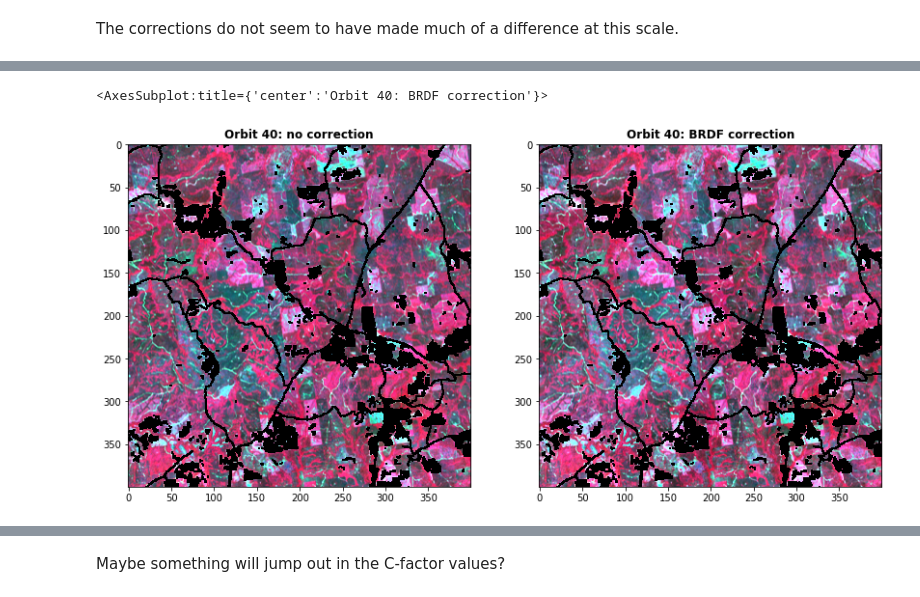
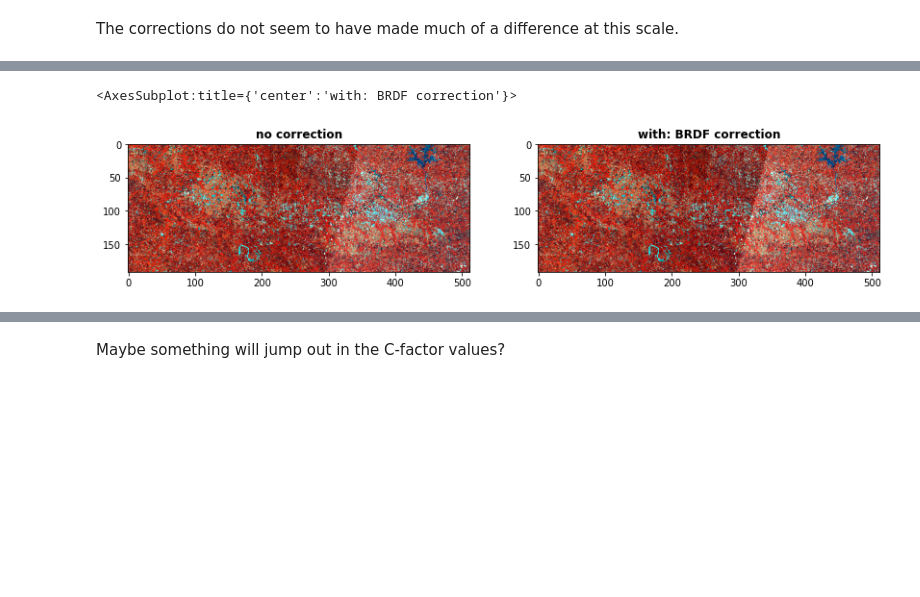
Before and after one commit to maximlamare/s2-normalisation, a Jupyter notebook: notebooks/brdf.ipynb, the cells around one changed output, grey strips where cells are left out. Saved outputs shown, nothing was run; the diff lists cells and outputs as text; code cells hidden in the pictures; blank space fills up the shorter version.

Commit message:
pull data directly from sentinel hub, update brdf notebook to show results at larger scale

```diff
--- a/notebooks/brdf.ipynb
+++ b/notebooks/brdf.ipynb
@@ -52,7 +127,5 @@ band_min = {
 }
 # %%
-orbit40_scaled = orbit40.copy()
-orbit83_scaled = orbit83.copy()
-for band in [0, 1, 2, 3]:
-    orbit40_scaled[band] = (orbit40_scaled[band] - band_min[band]) / (band_max[band] - band_min[band])
-    orbit83_scaled[band] = (orbit83_scaled[band] - band_min[band]) / (band_max[band] - band_min[band])
+mosaic_scaled = mosaic.copy()
+for band in [0, 1, 2]:
+    mosaic_scaled[band] = (mosaic_scaled[band] - band_min[band]) / (band_max[band] - band_min[band])
@@ -71,30 +141,19 @@ Notice the difference in brightness between the two images. This is what I am tr
 ## BRDF correction
 Calculate the BRDF-adjusted reflectance using `brdf.calc_nbar`.
 # %%
-orbit40_nbar = orbit40.copy()
-orbit83_nbar = orbit83.copy()
-for band in ["B02", "B03", "B04", "B08", "B11", "B12"]:
-    orbit40_nbar[band_key[band]] = brdf.calc_nbar(
-        r_s2=orbit40_nbar[band_key[band]],
+mosaic_nbar = mosaic.copy()
+for band in ["B02", "B03", "B08"]:
+    mosaic_nbar[band_key[band]] = brdf.calc_nbar(
+        r_s2=mosaic_nbar[band_key[band]],
         band=band,
-        sza=kernels.deg2rad(orbit40_nbar[band_key['sza']]),
-        vza=kernels.deg2rad(orbit40_nbar[band_key['vza']]),
-        saa=kernels.deg2rad(orbit40_nbar[band_key['saa']]),
-        vaa=kernels.deg2rad(orbit40_nbar[band_key['vaa']])
+        sza=kernels.deg2rad(mosaic_nbar[band_key['sza']]),
+        vza=kernels.deg2rad(mosaic_nbar[band_key['vza']]),
+        saa=kernels.deg2rad(mosaic_nbar[band_key['saa']]),
+        vaa=kernels.deg2rad(mosaic_nbar[band_key['vaa']])
     )
-    orbit83_nbar[band_key[band]] = brdf.calc_nbar(
-        r_s2=orbit83_nbar[band_key[band]],
-        band=band,
-        sza=kernels.deg2rad(orbit83_nbar[band_key['sza']]),
-        vza=kernels.deg2rad(orbit83_nbar[band_key['vza']]),
-        saa=kernels.deg2rad(orbit83_nbar[band_key['saa']]),
-        vaa=kernels.deg2rad(orbit83_nbar[band_key['vaa']])
-    )
 # %% [markdown]
 Apply same scale to the resulting images for plotting alongside originals.
 # %%
-orbit40_nbar_scaled = orbit40_nbar.copy()
-orbit83_nbar_scaled = orbit83_nbar.copy()
+mosaic_nbar_scaled = mosaic_nbar.copy()
 for band in [0, 1, 2, 3]:
-    orbit40_nbar_scaled[band] = (orbit40_nbar_scaled[band] - band_min[band]) / (band_max[band] - band_min[band])
-    orbit83_nbar_scaled[band] = (orbit83_nbar_scaled[band] - band_min[band]) / (band_max[band] - band_min[band])
+    mosaic_nbar_scaled[band] = (mosaic_nbar_scaled[band] - band_min[band]) / (band_max[band] - band_min[band])
@@ -110,7 +166,7 @@ show(orbit83_nbar_scaled[[3, 2, 1]], adjust=None, ax=ax83, title='Orbit 83: BRDF
 # %% [markdown]
 The corrections do not seem to have made much of a difference at this scale.
 # %%
-fig, (ax40, ax83) = pyplot.subplots(1, 2, figsize=(14, 7))
-show(orbit40_scaled[[3, 2, 1]], adjust=None, ax=ax40, title='Orbit 40: no correction')
-show(orbit40_nbar_scaled[[3, 2, 1]], adjust=None, ax=ax83, title='Orbit 40: BRDF correction')
+fig, (uncorrected, corrected) = pyplot.subplots(1, 2, figsize=(14, 7))
+show(mosaic_scaled[[0, 1, 2]], adjust=None, ax=uncorrected, title='no correction')
+show(mosaic_nbar_scaled[[0, 1, 2]], adjust=None, ax=corrected, title='with: BRDF correction')
 # %% [output]
@@ -119,2 +175,2 @@ show(orbit40_nbar_scaled[[3, 2, 1]], adjust=None, ax=ax83, title='Orbit 40: BRDF
-<AxesSubplot:title={'center':'Orbit 40: BRDF correction'}>
+<AxesSubplot:title={'center':'with: BRDF correction'}>
-[figure, old version]
+[figure, new version]
```
Also changed, not shown: parts of 20 cells of this notebook, 2 other files.
